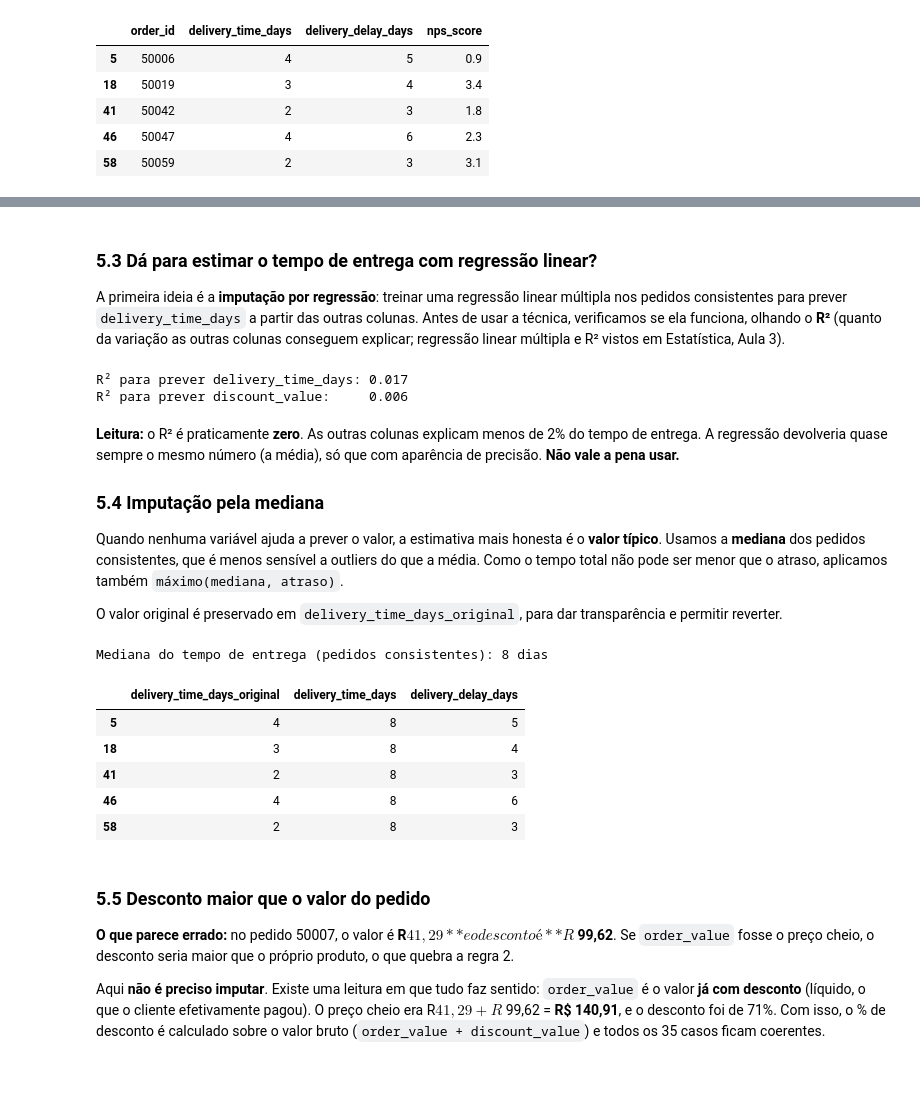
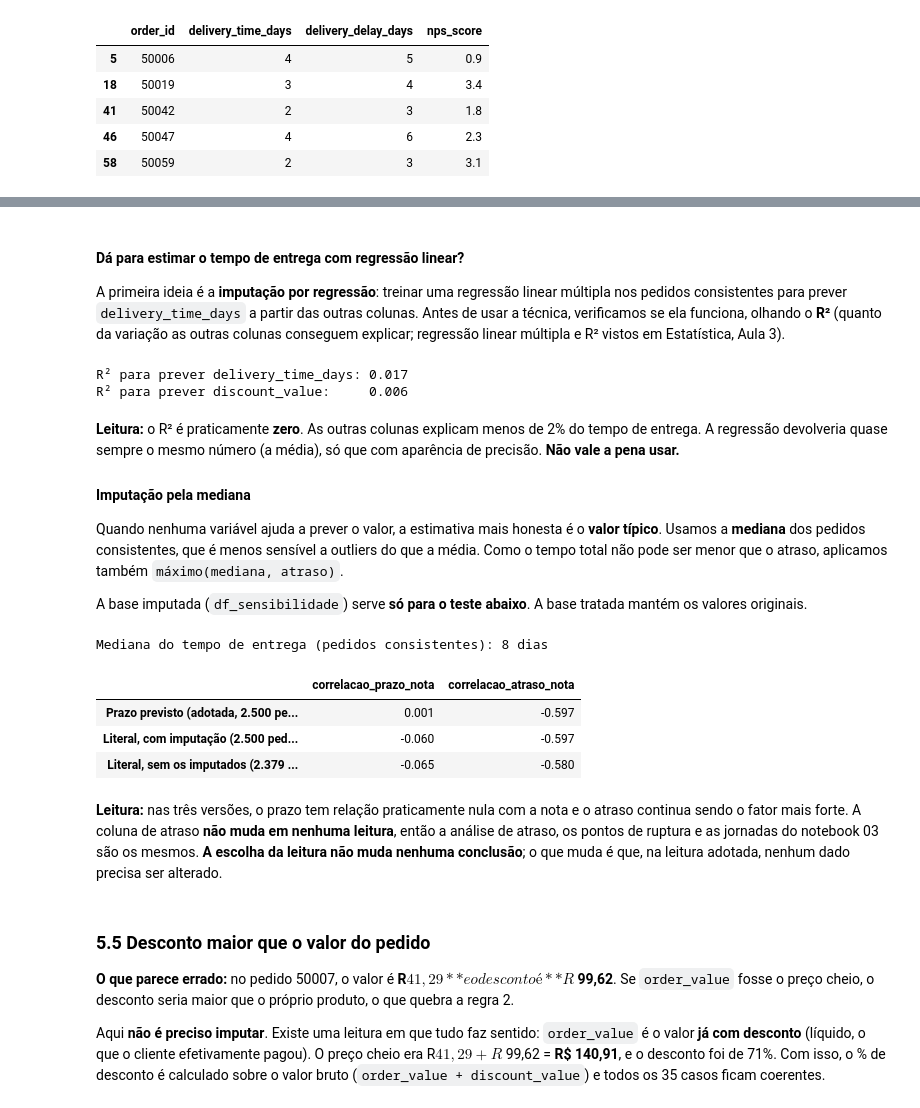
Before and after one commit to CristovaoTorres/techchallenge-fase1-nps, a Jupyter notebook: notebooks/02_preparacao_dados.ipynb, the cells around one changed output, grey strips where cells are left out. Saved outputs shown, nothing was run; the diff lists cells and outputs as text; code cells hidden in the pictures; blank space fills up the shorter version.

```diff
--- a/notebooks/02_preparacao_dados.ipynb
+++ b/notebooks/02_preparacao_dados.ipynb
@@ -274,6 +284,6 @@ Atraso > prazo total    2.26
 Name: nps_score, dtype: float64
 # %% [markdown]
-### 5.3 Dá para estimar o tempo de entrega com regressão linear?
+#### Dá para estimar o tempo de entrega com regressão linear?
 
 A primeira ideia é a **imputação por regressão**: treinar uma regressão linear múltipla nos pedidos consistentes para prever `delivery_time_days` a partir das outras colunas. Antes de usar a técnica, verificamos se ela funciona, olhando o **R²** (quanto da variação as outras colunas conseguem explicar; regressão linear múltipla e R² vistos em Estatística, Aula 3).
 # %%
@@ -317,35 +327,48 @@ R² para prever discount_value:     0.006
 # %% [markdown]
 **Leitura:** o R² é praticamente **zero**. As outras colunas explicam menos de 2% do tempo de entrega. A regressão devolveria quase sempre o mesmo número (a média), só que com aparência de precisão. **Não vale a pena usar.**
 
-### 5.4 Imputação pela mediana
+#### Imputação pela mediana
 
 Quando nenhuma variável ajuda a prever o valor, a estimativa mais honesta é o **valor típico**. Usamos a **mediana** dos pedidos consistentes, que é menos sensível a outliers do que a média. Como o tempo total não pode ser menor que o atraso, aplicamos também `máximo(mediana, atraso)`.
 
-O valor original é preservado em `delivery_time_days_original`, para dar transparência e permitir reverter.
+A base imputada (`df_sensibilidade`) serve **só para o teste abaixo**. A base tratada mantém os valores originais.
 # %%
 mediana_tempo_entrega = pedidos_consistentes["delivery_time_days"].median()
 print(f"Mediana do tempo de entrega (pedidos consistentes): {mediana_tempo_entrega:.0f} dias")
 
-df_imputado = df_bruto.copy()
-df_imputado["delivery_time_days_original"] = df_bruto["delivery_time_days"]
-df_imputado.loc[mascara_atraso_maior_prazo, "delivery_time_days"] = np.maximum(
+# Base usada SÓ no teste de sensibilidade: na leitura adotada, nenhum valor é alterado
+df_sensibilidade = df_bruto.copy()
+df_sensibilidade.loc[mascara_atraso_maior_prazo, "delivery_time_days"] = np.maximum(
     mediana_tempo_entrega, df_bruto.loc[mascara_atraso_maior_prazo, "delivery_delay_days"]
 ).astype(int)
 
 # Conferência: não pode sobrar nenhum pedido com atraso maior que o tempo total
-assert (df_imputado["delivery_delay_days"] > df_imputado["delivery_time_days"]).sum() == 0
-df_imputado.loc[
-    mascara_atraso_maior_prazo,
-    ["delivery_time_days_original", "delivery_time_days", "delivery_delay_days"],
-].head()
+assert (df_sensibilidade["delivery_delay_days"] > df_sensibilidade["delivery_time_days"]).sum() == 0
 # %% [output]
 Mediana do tempo de entrega (pedidos consistentes): 8 dias
-|  | delivery_time_days_original | delivery_time_days | delivery_delay_days |
-| 5 | 4 | 8 | 5 |
-| 18 | 3 | 8 | 4 |
-| 41 | 2 | 8 | 3 |
-| 46 | 4 | 8 | 6 |
-| 58 | 2 | 8 | 3 |
+# %%
+# A conclusão muda com a leitura? Relação do prazo e do atraso com a nota em cada versão
+leituras = {
+    "Prazo previsto (adotada, 2.500 pedidos)": df_bruto,
+    "Literal, com imputação (2.500 pedidos)": df_sensibilidade,
+    "Literal, sem os imputados (2.379 pedidos)": df_sensibilidade[~mascara_atraso_maior_prazo],
+}
+pd.DataFrame(
+    {
+        nome: {
+            "correlacao_prazo_nota": dados["delivery_time_days"].corr(dados["nps_score"]),
+            "correlacao_atraso_nota": dados["delivery_delay_days"].corr(dados["nps_score"]),
+        }
+        for nome, dados in leituras.items()
+    }
+).T.round(3)
+# %% [output]
+|  | correlacao_prazo_nota | correlacao_atraso_nota |
+| Prazo previsto (adotada, 2.500 pe... | 0.001 | -0.597 |
+| Literal, com imputação (2.500 ped... | -0.060 | -0.597 |
+| Literal, sem os imputados (2.379 ... | -0.065 | -0.580 |
+# %% [markdown]
+**Leitura:** nas três versões, o prazo tem relação praticamente nula com a nota e o atraso continua sendo o fator mais forte. A coluna de atraso **não muda em nenhuma leitura**, então a análise de atraso, os pontos de ruptura e as jornadas do notebook 03 são os mesmos. **A escolha da leitura não muda nenhuma conclusão**; o que muda é que, na leitura adotada, nenhum dado precisa ser alterado.
 # %% [markdown]
 ### 5.5 Desconto maior que o valor do pedido
 
```
Also changed, not shown: parts of 13 cells of this notebook, 7 other files.
